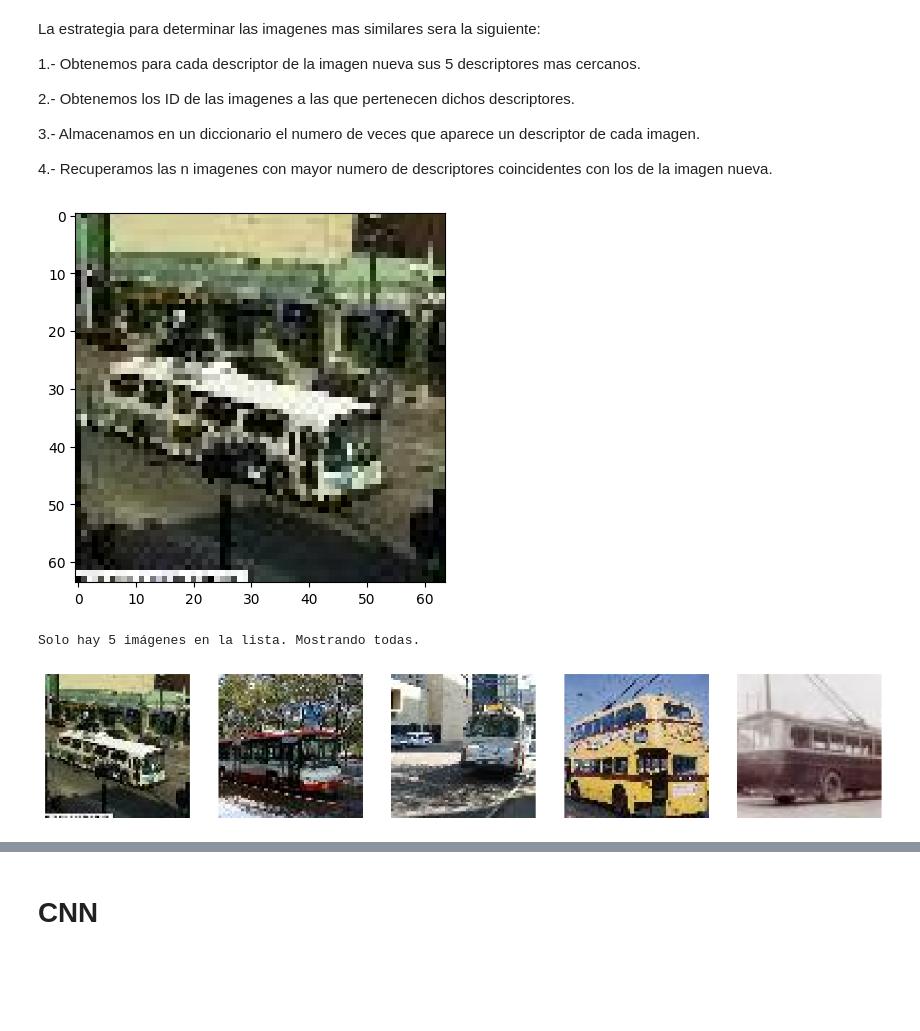
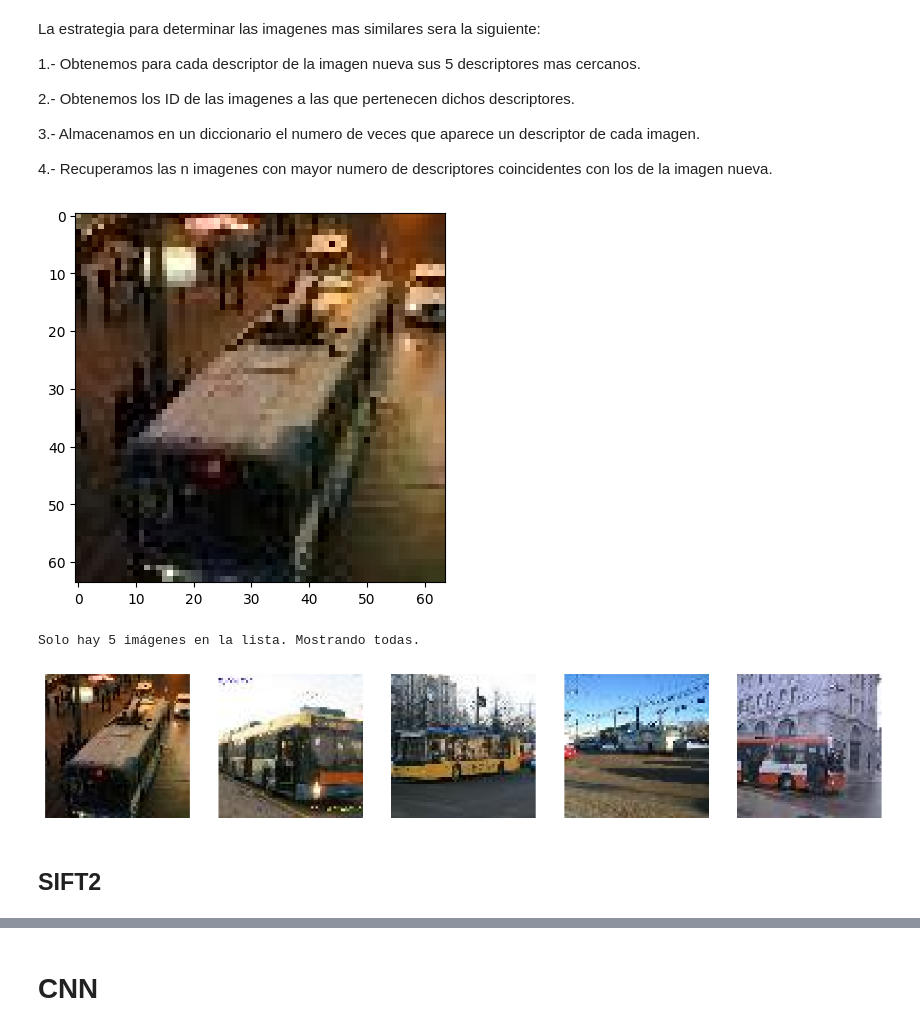
Before and after one commit to MrGG14/CBIR, a Jupyter notebook: CBIR.ipynb, the cells around one changed output, grey strips where cells are left out. Drawn from its saved outputs; the diff is of its cells as text; code cells hidden in the pictures; blank space fills up the shorter version.

```diff
--- a/CBIR.ipynb
+++ b/CBIR.ipynb
@@ -106,13 +109,15 @@ for descriptor_i in descriptor:
     else:
       counts[id] = 1
 # %%
-im1 = cv2.imread('n04487081_3.JPEG')
+im1 = cv2.imread('n04487081_16.JPEG')
 im1 = cv2.cvtColor(im1, cv2.COLOR_BGR2RGB)
 plt.imshow(im1)
 plt.show()
 sorted_indexes = get_n_similar(5)
 display_n_similar(sorted_indexes, 8)
 # %% [output]
-[figure, old version]
+[figure, new version]
 Solo hay 5 imágenes en la lista. Mostrando todas.
-[figure, old version]
+[figure, new version]
+# %% [markdown]
+## SIFT2
```
Also changed, not shown: parts of 9 cells of this notebook.
